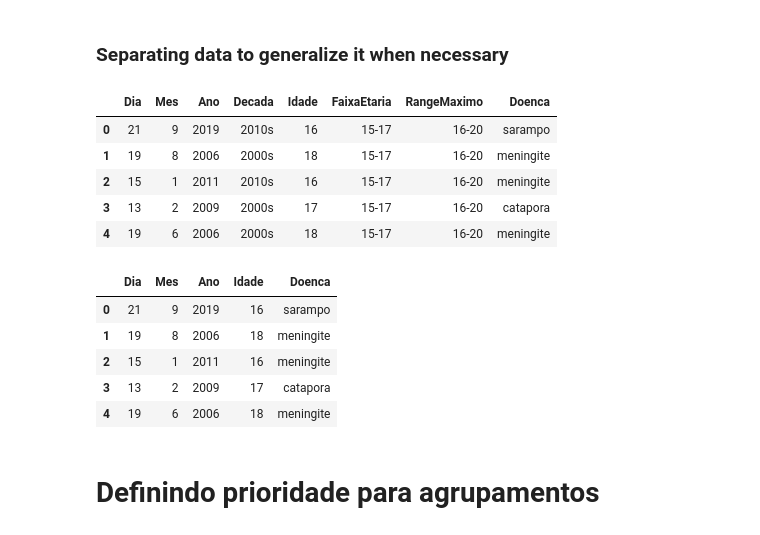
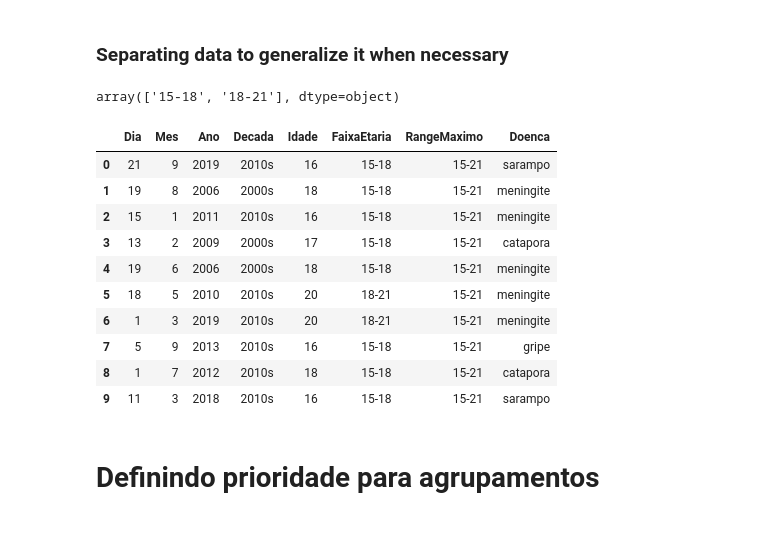
Before and after one commit to Brabissima/disciplina-priv-2022, a Jupyter notebook: Modelos Sintáticos - Trab 02/Trabalho 02 - Final.ipynb, the cells around one changed output. Saved outputs shown, nothing was run; the diff lists cells and outputs as text; code cells hidden in the pictures.

```diff
--- a/Modelos Sintáticos - Trab 02/Trabalho 02 - Final.ipynb
+++ b/Modelos Sintáticos - Trab 02/Trabalho 02 - Final.ipynb
@@ -31,10 +31,10 @@ def pre_processing(path):
 
     split_data['FaixaEtaria'] = [None]*len(split_data)
     bins = [int(split_data['Idade'].min())-1, int(split_data['Idade'].min())+2, int(split_data['Idade'].max())+1]
-    labels = [str(bins[i-1])+'-'+str(bins[i]-1) for i in range(1, len(bins))]
+    labels = [str(bins[i-1])+'-'+str(bins[i]) for i in range(1, len(bins))]
     split_data['FaixaEtaria'] = pd.cut(split_data['Idade'], bins=bins, labels=labels)
 
-    split_data['RangeMaximo'] = [str(split_data['Idade'].min())+'-'+str(split_data['Idade'].max())]*len(split_data)
+    split_data['RangeMaximo'] = [str(split_data['Idade'].min()-1)+'-'+str(split_data['Idade'].max()+1)]*len(split_data)
 
     split_data = split_data[['Dia', 'Mes', 'Ano', 'Decada', 'Idade', 'FaixaEtaria', 'RangeMaximo', 'Doenca']]
 
@@ -43,25 +43,24 @@ def pre_processing(path):
 ### Separating data to generalize it when necessary
 # %%
 original_data, split_data = pre_processing('alunos.csv')
+# %%
+np.unique(split_data['FaixaEtaria'])
+# %% [output]
+array(['15-18', '18-21'], dtype=object)
 # %%
-split_data.head()
+split_data.head(10)
 # %% [output]
 |  | Dia | Mes | Ano | Decada | Idade | FaixaEtaria | RangeMaximo | Doenca |
-| 0 | 21 | 9 | 2019 | 2010s | 16 | 15-17 | 16-20 | sarampo |
-| 1 | 19 | 8 | 2006 | 2000s | 18 | 15-17 | 16-20 | meningite |
-| 2 | 15 | 1 | 2011 | 2010s | 16 | 15-17 | 16-20 | meningite |
-| 3 | 13 | 2 | 2009 | 2000s | 17 | 15-17 | 16-20 | catapora |
-| 4 | 19 | 6 | 2006 | 2000s | 18 | 15-17 | 16-20 | meningite |
+| 0 | 21 | 9 | 2019 | 2010s | 16 | 15-18 | 15-21 | sarampo |
+| 1 | 19 | 8 | 2006 | 2000s | 18 | 15-18 | 15-21 | meningite |
+| 2 | 15 | 1 | 2011 | 2010s | 16 | 15-18 | 15-21 | meningite |
+| 3 | 13 | 2 | 2009 | 2000s | 17 | 15-18 | 15-21 | catapora |
+| 4 | 19 | 6 | 2006 | 2000s | 18 | 15-18 | 15-21 | meningite |
+| 5 | 18 | 5 | 2010 | 2010s | 20 | 18-21 | 15-21 | meningite |
+| 6 | 1 | 3 | 2019 | 2010s | 20 | 18-21 | 15-21 | meningite |
+| 7 | 5 | 9 | 2013 | 2010s | 16 | 15-18 | 15-21 | gripe |
+| 8 | 1 | 7 | 2012 | 2010s | 18 | 15-18 | 15-21 | catapora |
+| 9 | 11 | 3 | 2018 | 2010s | 16 | 15-18 | 15-21 | sarampo |
-# %%
-students = split_data[['Dia','Mes','Ano','Idade','Doenca']]
-students.head()
-# %% [output]
-|  | Dia | Mes | Ano | Idade | Doenca |
-| 0 | 21 | 9 | 2019 | 16 | sarampo |
-| 1 | 19 | 8 | 2006 | 18 | meningite |
-| 2 | 15 | 1 | 2011 | 16 | meningite |
-| 3 | 13 | 2 | 2009 | 17 | catapora |
-| 4 | 19 | 6 | 2006 | 18 | meningite |
 # %%
 def generalization_trees():
     date_lvl = {
```
Also changed, not shown: parts of 6 cells of this notebook, 6 other files.
